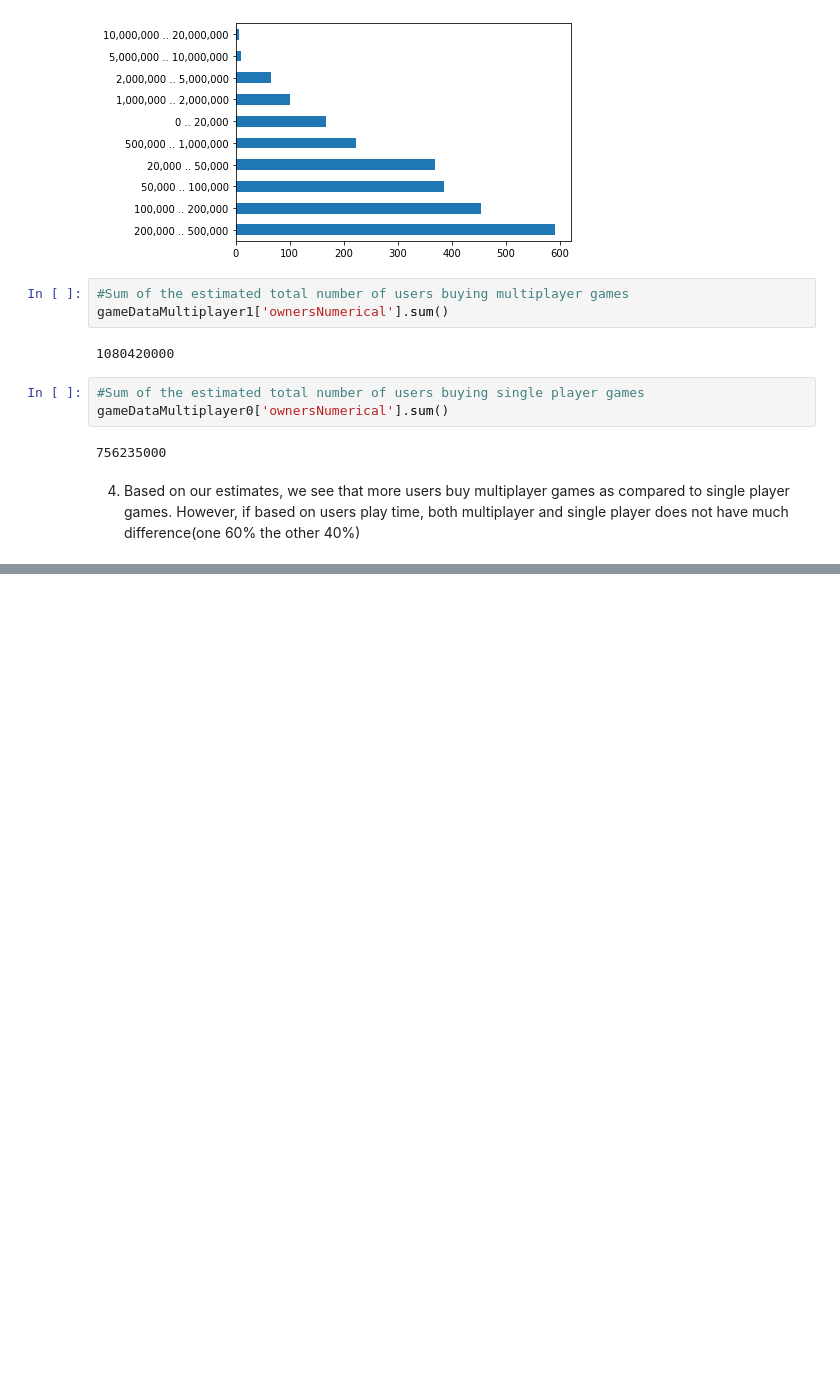
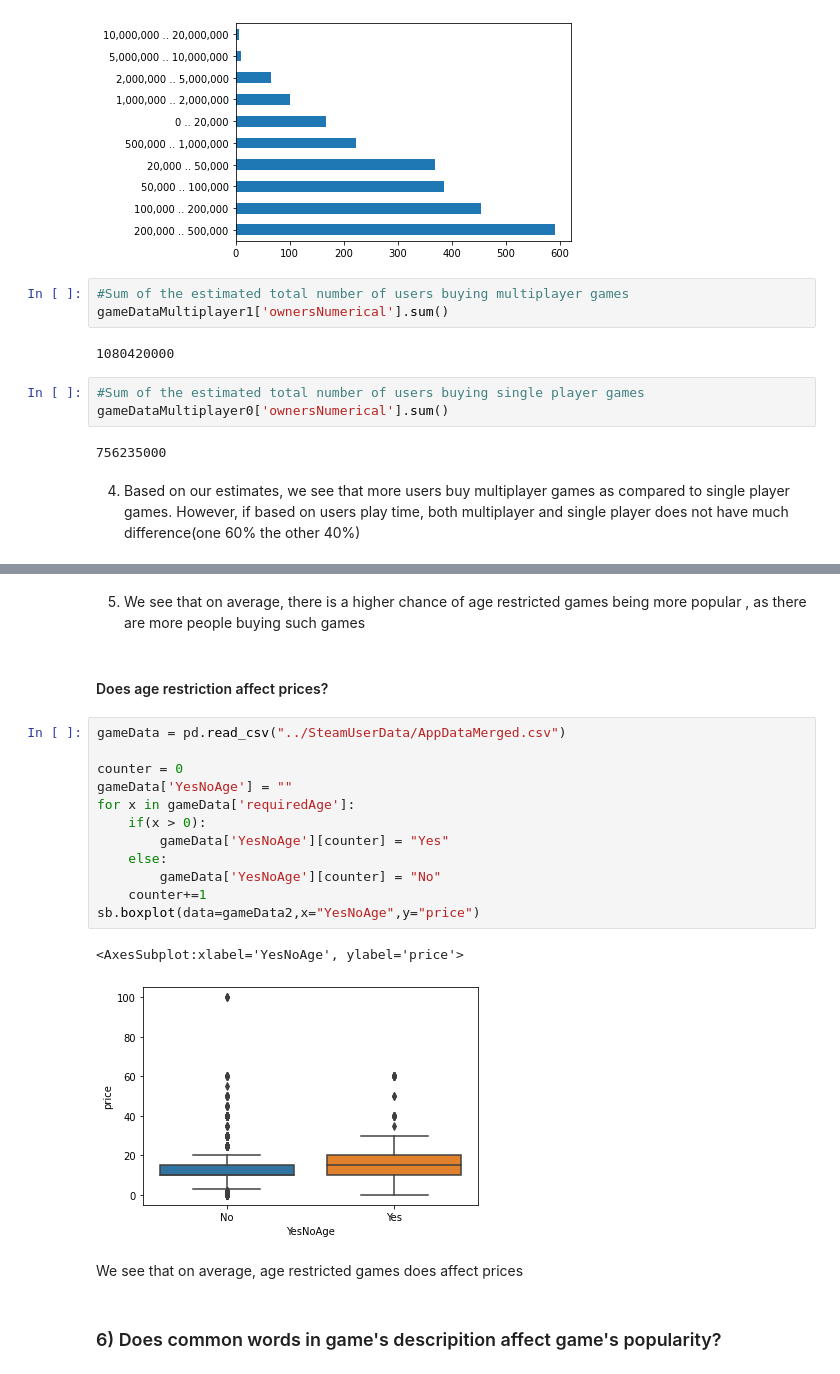
Before and after one commit to bryan9898/1015, a Jupyter notebook: Main/Main.ipynb, the cells around one changed output, grey strips where cells are left out. Cells and saved outputs as stored; diff of their text form; blank space fills up the shorter version.

```diff
--- a/Main/Main.ipynb
+++ b/Main/Main.ipynb
@@ -316,0 +373,23 @@ First we must see
+# %% [markdown]
+5) We see that on average, there is a higher chance of age restricted games being more popular , as there are more people buying such games
+# %% [markdown]
+#### Does age restriction affect prices?
+# %%
+gameData = pd.read_csv("../SteamUserData/AppDataMerged.csv")
+
+counter = 0
+gameData['YesNoAge'] = ""
+for x in gameData['requiredAge']:
+    if(x > 0):
+        gameData['YesNoAge'][counter] = "Yes"
+    else:
+        gameData['YesNoAge'][counter] = "No"
+    counter+=1
+sb.boxplot(data=gameData2,x="YesNoAge",y="price")
+# %% [output]
+<AxesSubplot:xlabel='YesNoAge', ylabel='price'>
+[figure, added]
+# %% [markdown]
+We see that on average, age restricted games does affect prices
+# %% [markdown]
+### 6) Does common words in game's descripition affect game's popularity?
```
Also changed, not shown: parts of 15 cells of this notebook, 2 other files.
